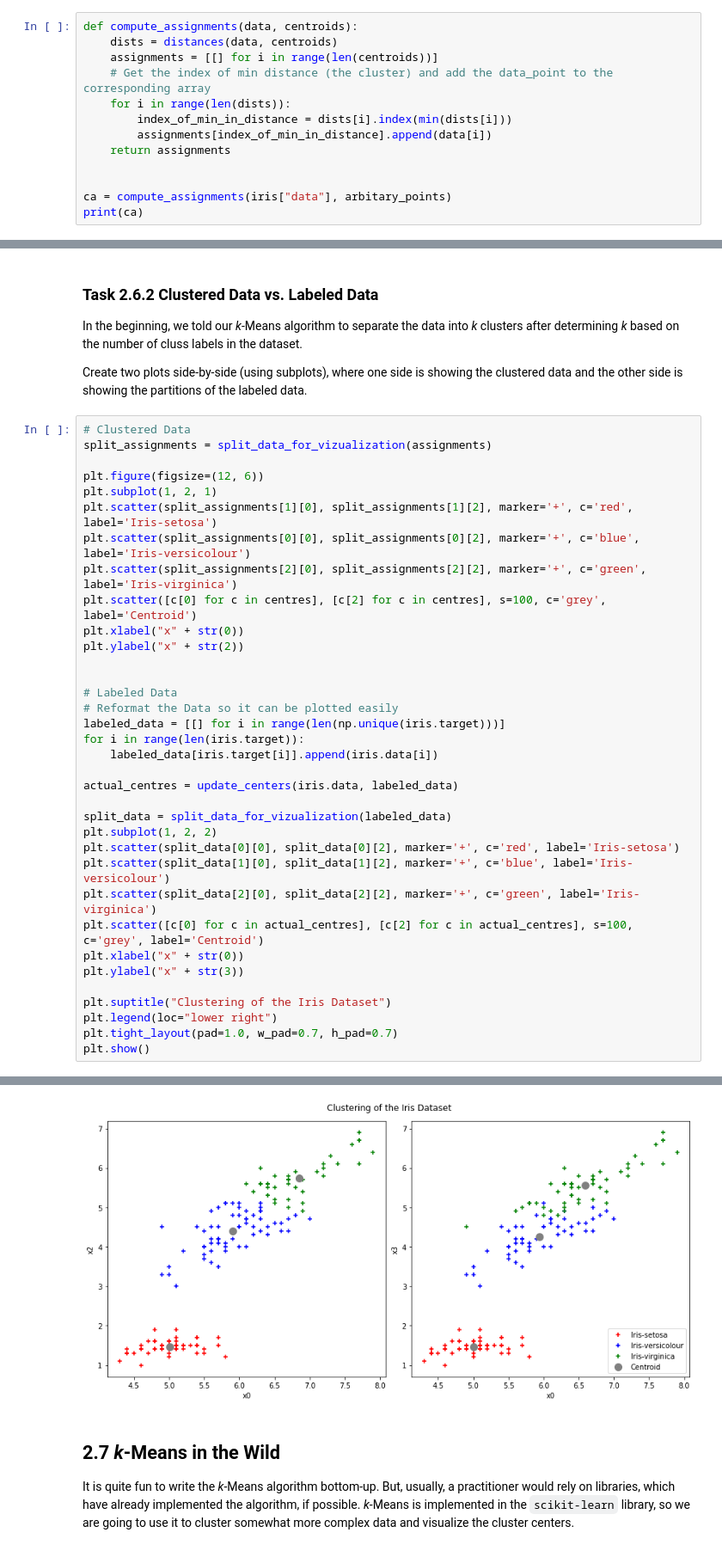
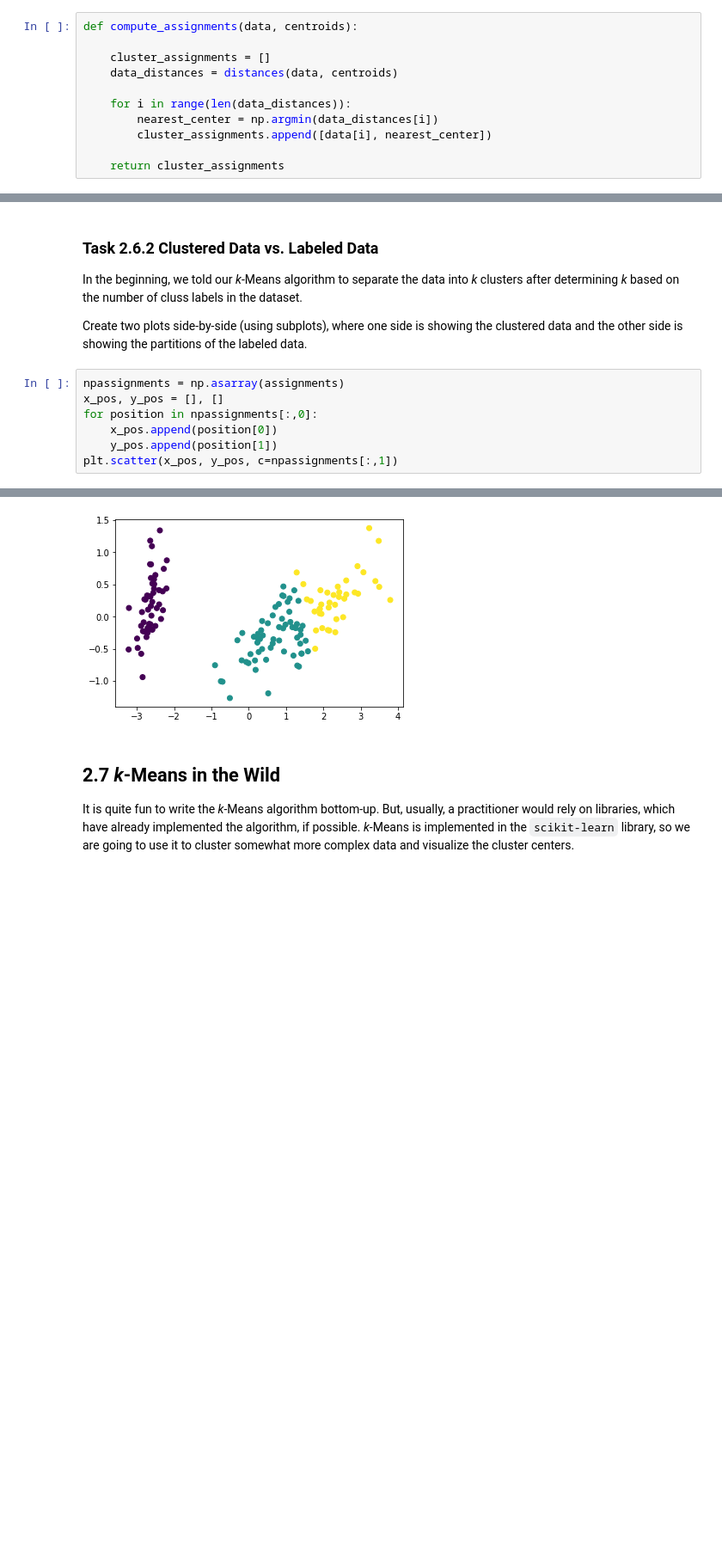
Before and after one commit to dasmerlon/DAIS, a Jupyter notebook: assignment06/kmeans.ipynb, the cells around one changed output, grey strips where cells are left out. Shown at 86% size. Drawn from its saved outputs; the diff is of its cells as text; blank space fills up the shorter version.

```diff
--- a/assignment06/kmeans.ipynb
+++ b/assignment06/kmeans.ipynb
@@ -118,14 +89,12 @@ Complete the function `compute_assignments(...)` that takes a list/array of data
 _Hint: Make ample use of the `distances(...)` function you just wrote._
 # %%
 def compute_assignments(data, centroids):
-    dists = distances(data, centroids)
-    assignments = [[] for i in range(len(centroids))]
-    # Get the index of min distance (the cluster) and add the data_point to the corresponding array
-    for i in range(len(dists)):
-        index_of_min_in_distance = dists[i].index(min(dists[i]))
-        assignments[index_of_min_in_distance].append(data[i])
-    return assignments
 
+    cluster_assignments = []
+    data_distances = distances(data, centroids)
 
-ca = compute_assignments(iris["data"], arbitary_points)
-print(ca)
+    for i in range(len(data_distances)):
+        nearest_center = np.argmin(data_distances[i])
+        cluster_assignments.append([data[i], nearest_center])
+
+    return cluster_assignments
@@ -366,38 +274,10 @@ In the beginning, we told our _k_-Means algorithm to separate the data into _k_
 
 Create two plots side-by-side (using subplots), where one side is showing the clustered data and the other side is showing the partitions of the labeled data.
 # %%
-# Clustered Data
-split_assignments = split_data_for_vizualization(assignments)
-
-plt.figure(figsize=(12, 6))
-plt.subplot(1, 2, 1)
-plt.scatter(split_assignments[1][0], split_assignments[1][2], marker='+', c='red', label='Iris-setosa')
-plt.scatter(split_assignments[0][0], split_assignments[0][2], marker='+', c='blue', label='Iris-versicolour')
-plt.scatter(split_assignments[2][0], split_assignments[2][2], marker='+', c='green', label='Iris-virginica')
-plt.scatter([c[0] for c in centres], [c[2] for c in centres], s=100, c='grey', label='Centroid')
-plt.xlabel("x" + str(0))
-plt.ylabel("x" + str(2))
-
-
-# Labeled Data
-# Reformat the Data so it can be plotted easily
-labeled_data = [[] for i in range(len(np.unique(iris.target)))]
-for i in range(len(iris.target)):
-    labeled_data[iris.target[i]].append(iris.data[i])
-
-actual_centres = update_centers(iris.data, labeled_data)
-
-split_data = split_data_for_vizualization(labeled_data)
-plt.subplot(1, 2, 2)
-plt.scatter(split_data[0][0], split_data[0][2], marker='+', c='red', label='Iris-setosa')
-plt.scatter(split_data[1][0], split_data[1][2], marker='+', c='blue', label='Iris-versicolour')
-plt.scatter(split_data[2][0], split_data[2][2], marker='+', c='green', label='Iris-virginica')
-plt.scatter([c[0] for c in actual_centres], [c[2] for c in actual_centres], s=100, c='grey', label='Centroid')
-plt.xlabel("x" + str(0))
-plt.ylabel("x" + str(3))
-
-plt.suptitle("Clustering of the Iris Dataset")
-plt.legend(loc="lower right")
-plt.tight_layout(pad=1.0, w_pad=0.7, h_pad=0.7)
-plt.show()
+npassignments = np.asarray(assignments)
+x_pos, y_pos = [], []
+for position in npassignments[:,0]:
+    x_pos.append(position[0])
+    y_pos.append(position[1])
+plt.scatter(x_pos, y_pos, c=npassignments[:,1])
 # %% [output]
@@ -404,4 +285,4 @@ plt.show()
-[figure, old version]
+[figure, new version]
 # %% [markdown]
 ## 2.7 _k_-Means in the Wild
 It is quite fun to write the _k_-Means algorithm bottom-up. But, usually, a practitioner would rely on libraries, which have already implemented the algorithm, if possible.
```
Also changed, not shown: parts of 20 cells of this notebook.
